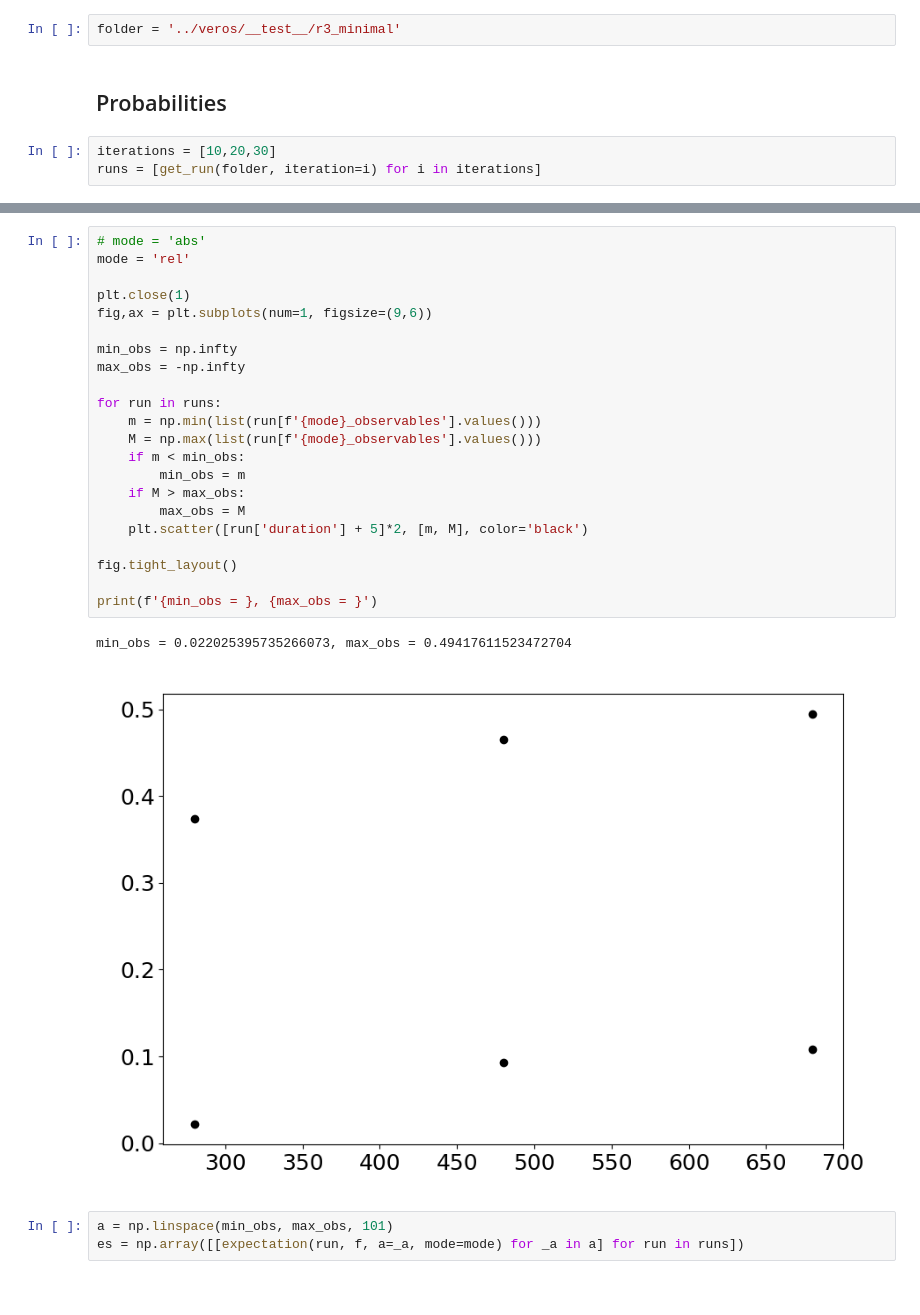
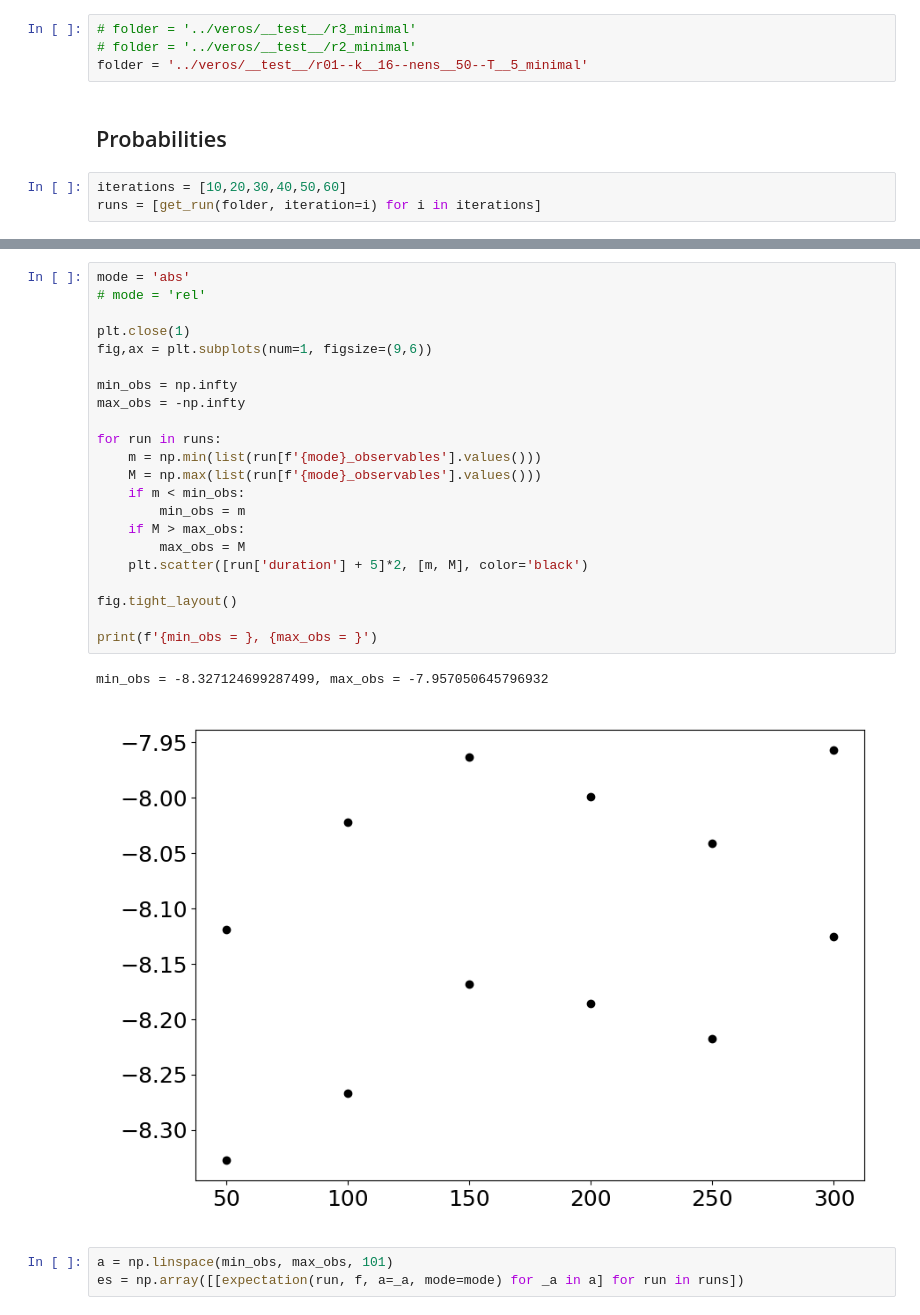
Before and after one commit to AlessandroLovo/REA-Veros, a Jupyter notebook: demo/time_analysis.ipynb, the cells around one changed output, grey strips where cells are left out. Cells and saved outputs as stored; diff of their text form.

Commit message:
visualizing r01 up to i0066

```diff
--- a/demo/time_analysis.ipynb
+++ b/demo/time_analysis.ipynb
@@ -51,11 +51,13 @@ def expectation(run, func, mode='abs', **kwargs):
 def f(x, a):
     return float(x>a)
 # %%
-folder = '../veros/__test__/r3_minimal'
+# folder = '../veros/__test__/r3_minimal'
+# folder = '../veros/__test__/r2_minimal'
+folder = '../veros/__test__/r01--k__16--nens__50--T__5_minimal'
 # %% [markdown]
 ## Probabilities
 # %%
-iterations = [10,20,30]
+iterations = [10,20,30,40,50,60]
 runs = [get_run(folder, iteration=i) for i in iterations]
 # %% [output]
 DONE
@@ -64,28 +69,28 @@ DONE
 # %%
-# mode = 'abs'
-mode = 'rel'
+mode = 'abs'
+# mode = 'rel'
 
 plt.close(1)
 fig,ax = plt.subplots(num=1, figsize=(9,6))
 
 min_obs = np.infty
 max_obs = -np.infty
 
 for run in runs:
     m = np.min(list(run[f'{mode}_observables'].values()))
     M = np.max(list(run[f'{mode}_observables'].values()))
     if m < min_obs:
         min_obs = m
     if M > max_obs:
         max_obs = M
     plt.scatter([run['duration'] + 5]*2, [m, M], color='black')
 
 fig.tight_layout()
 
 print(f'{min_obs = }, {max_obs = }')
 # %% [output]
-min_obs = 0.022025395735266073, max_obs = 0.49417611523472704
+min_obs = -8.327124699287499, max_obs = -7.957050645796932
-[figure, old version]
+[figure, new version]
 # %%
 a = np.linspace(min_obs, max_obs, 101)
 es = np.array([[expectation(run, f, a=_a, mode=mode) for _a in a] for run in runs])
```
Also changed, not shown: parts of 5 cells of this notebook, 1 other file.
